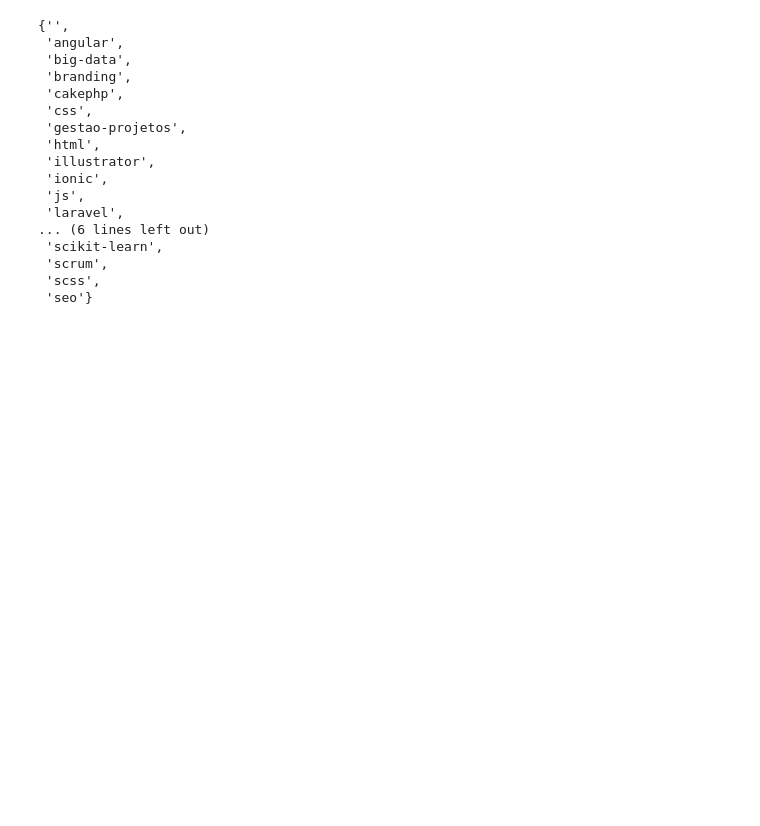
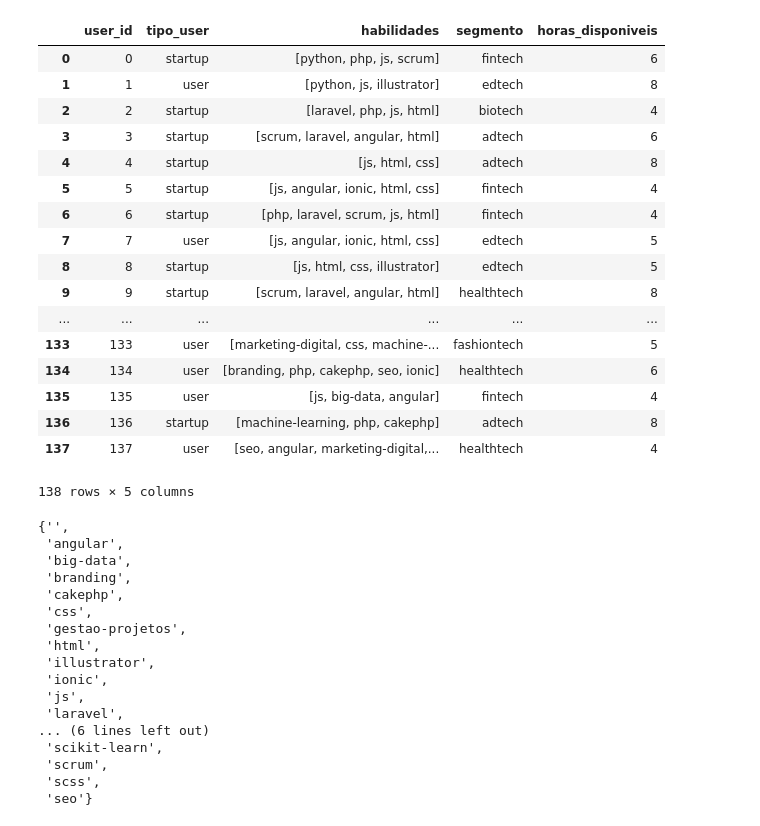
Before and after one commit to shaolinjr/RecommendBySimilarity, a Jupyter notebook: Testando pandas com json.ipynb, the cells around one changed output. Cells and saved outputs as stored; diff of their text form; code cells hidden in the pictures; blank space fills up the shorter version.

```diff
--- a/Testando pandas com json.ipynb
+++ b/Testando pandas com json.ipynb
@@ -26,3 +59,24 @@ dados_json.head()
+# %%
+dados_json
+# %% [output]
+|  | user_id | tipo_user | habilidades | segmento | horas_disponiveis |
+| 0 | 0 | startup | [python, php, js, scrum] | fintech | 6 |
+| 1 | 1 | user | [python, js, illustrator] | edtech | 8 |
+| 2 | 2 | startup | [laravel, php, js, html] | biotech | 4 |
+| 3 | 3 | startup | [scrum, laravel, angular, html] | adtech | 6 |
+| 4 | 4 | startup | [js, html, css] | adtech | 8 |
+| 5 | 5 | startup | [js, angular, ionic, html, css] | fintech | 4 |
+| 6 | 6 | startup | [php, laravel, scrum, js, html] | fintech | 4 |
+| 7 | 7 | user | [js, angular, ionic, html, css] | edtech | 5 |
+| 8 | 8 | startup | [js, html, css, illustrator] | edtech | 5 |
+| 9 | 9 | startup | [scrum, laravel, angular, html] | healthtech | 8 |
+| ... | ... | ... | ... | ... | ... |
+| 133 | 133 | user | [marketing-digital, css, machine-... | fashiontech | 5 |
+| 134 | 134 | user | [branding, php, cakephp, seo, ionic] | healthtech | 6 |
+| 135 | 135 | user | [js, big-data, angular] | fintech | 4 |
+| 136 | 136 | startup | [machine-learning, php, cakephp] | adtech | 8 |
+| 137 | 137 | user | [seo, angular, marketing-digital,... | healthtech | 4 |
+138 rows × 5 columns
 # %%
 classes = set([x.strip() for y in dados_json['habilidades'] for x in y])
 classes
```
Also changed, not shown: parts of 7 cells of this notebook, 17 other files.
